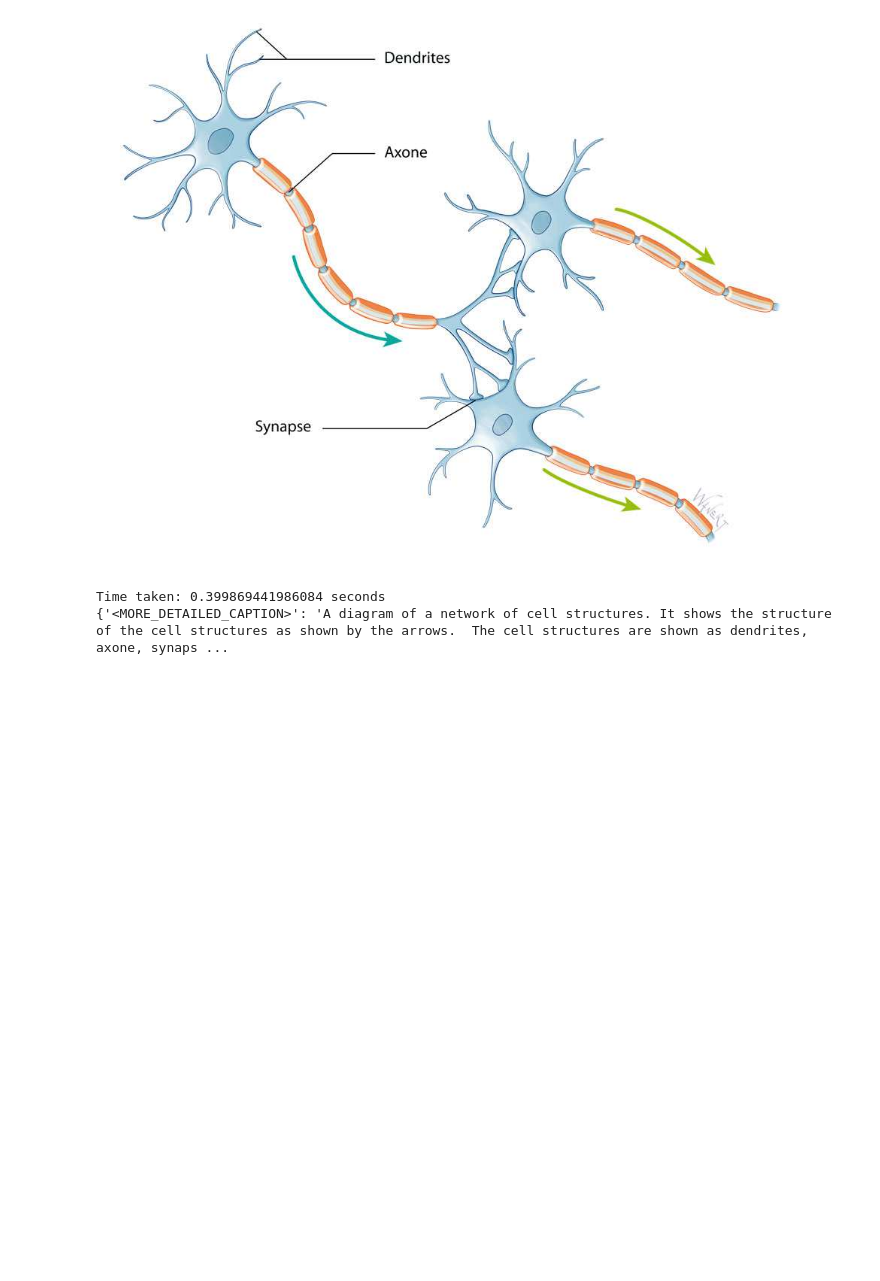
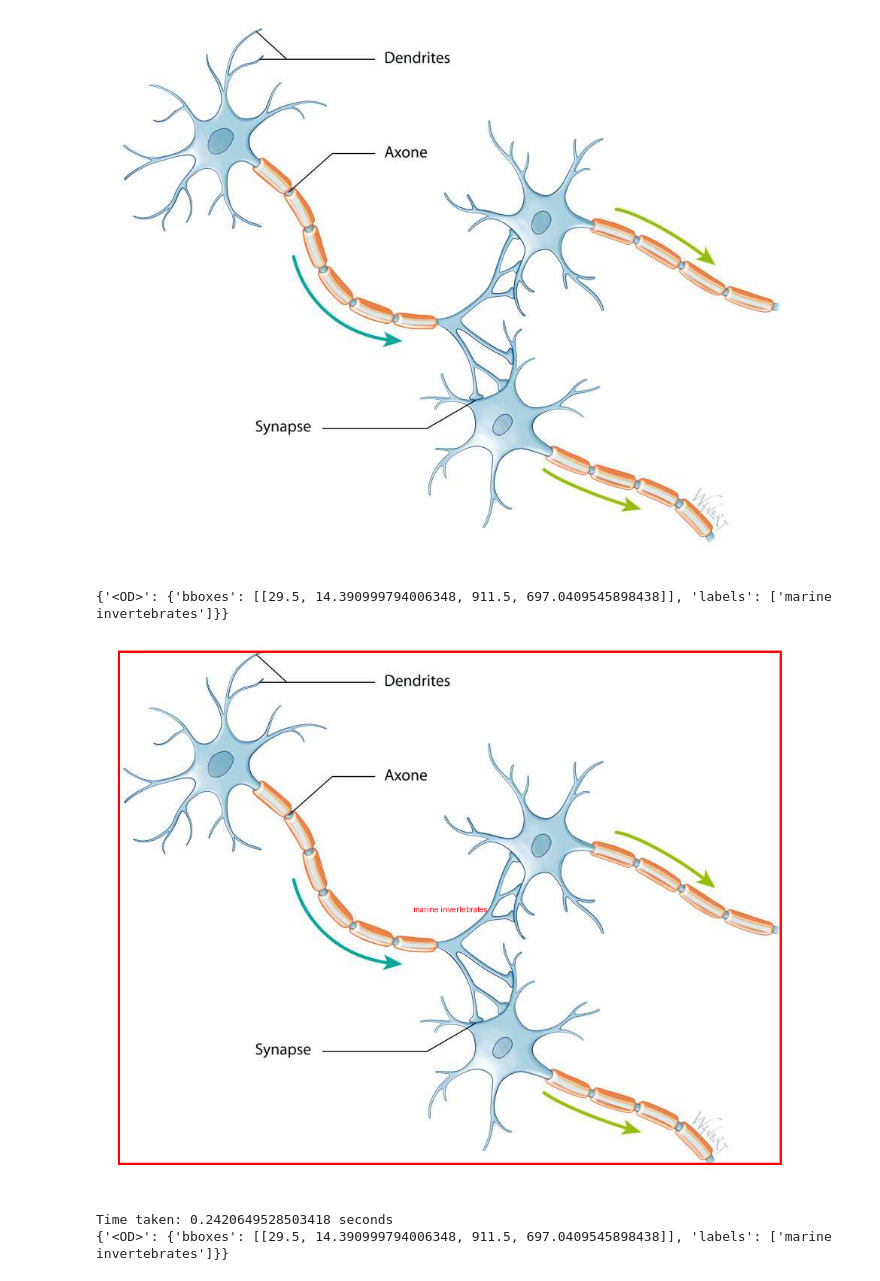
Before and after one commit to betagouv/science-infuse, a Jupyter notebook: server/notebooks/image_captioning.ipynb, the cells around one changed output. Drawn from its saved outputs; the diff is of its cells as text; code cells hidden in the pictures; blank space fills up the shorter version.

```diff
--- a/server/notebooks/image_captioning.ipynb
+++ b/server/notebooks/image_captioning.ipynb
@@ -12,33 +14,83 @@ display(image)
 # %% [output]
 [figure]
 # %%
-from PIL import Image
+from PIL import Image, ImageDraw, ImageFont,ImageColor
 import time
 
 def run_florence_2(image, task_prompt, text_input=None):
     if text_input is None:
         prompt = task_prompt
     else:
         prompt = task_prompt + text_input
     inputs = processor(text=prompt, images=image, return_tensors="pt").to(torch.cuda.current_device(), dtype=torch.float16)
     generated_ids = model.generate(
       input_ids=inputs["input_ids"],
       pixel_values=inputs["pixel_values"],
       max_new_tokens=1024,
       num_beams=1
     )
     generated_text = processor.batch_decode(generated_ids, skip_special_tokens=False)[0]
 
     parsed_answer = processor.post_process_generation(generated_text, task=task_prompt, image_size=(image.width, image.height))
     return parsed_answer
 
+def draw_result(image, caption, task_name):
+    result = caption[task_name]
+    bboxes = result['bboxes']
+    labels = result['labels']
+
+
+    # Assign a unique color to each label
+    unique_labels = list(set(labels))
+    color_map = {
+        label: tuple(int(x * 255) for x in ImageColor.getrgb(f"hsv({i*360//len(unique_labels)},100%,100%)"))
+        for i, label in enumerate(unique_labels)
+    }
+
+    img_with_boxes = image.copy()
+    draw = ImageDraw.Draw(img_with_boxes, "RGBA")
+
+    for bbox, label in zip(bboxes, labels):
+        x0, y0, x1, y1 = bbox
+        color = color_map[label] + (255,)  # full opacity for box
+
+        # Draw rectangle
+        draw.rectangle([x0, y0, x1, y1], outline=color, width=3)
+
+        # Draw label centered
+        font = None
+        try:
+            font = ImageFont.truetype("arial.ttf", 20)
+        except:
+            font = ImageFont.load_default()
+
+        # Get text size
+        bbox_text = draw.textbbox((0, 0), label, font=font)
+        text_width = bbox_text[2] - bbox_text[0]
+        text_height = bbox_text[3] - bbox_text[1]
+
+        # Center position
+        cx, cy = (x0 + x1) / 2, (y0 + y1) / 2
+        text_pos = (cx - text_width / 2, cy - text_height / 2)
+
+        draw.text(text_pos, label, fill=color_map[label] + (128,), font=font)
+
+    display(img_with_boxes)
+
 start_time = time.time()
 
 # for i in range(10):
-caption = run_florence_2(image, "<MORE_DETAILED_CAPTION>", text_input="")
+# task_name = '<CAPTION_TO_PHRASE_GROUNDING>'
+task_name = '<OD>'
+caption = run_florence_2(image, task_name, text_input="")
+print(caption)
+draw_result(image, caption, task_name)
+
 end_time = time.time()
 print(f"Time taken: {end_time - start_time} seconds")
 print(caption)
 # %% [output]
-Time taken: 0.399869441986084 seconds
-{'<MORE_DETAILED_CAPTION>': 'A diagram of a network of cell structures. It shows the structure of the cell structures as shown by the arrows.  The cell structures are shown as dendrites, axone, synaps ...
+{'<OD>': {'bboxes': [[29.5, 14.390999794006348, 911.5, 697.0409545898438]], 'labels': ['marine invertebrates']}}
+[figure, added]
+Time taken: 0.2420649528503418 seconds
+{'<OD>': {'bboxes': [[29.5, 14.390999794006348, 911.5, 697.0409545898438]], 'labels': ['marine invertebrates']}}
```
Also changed, not shown: parts of 2 cells of this notebook, 13 other files.
